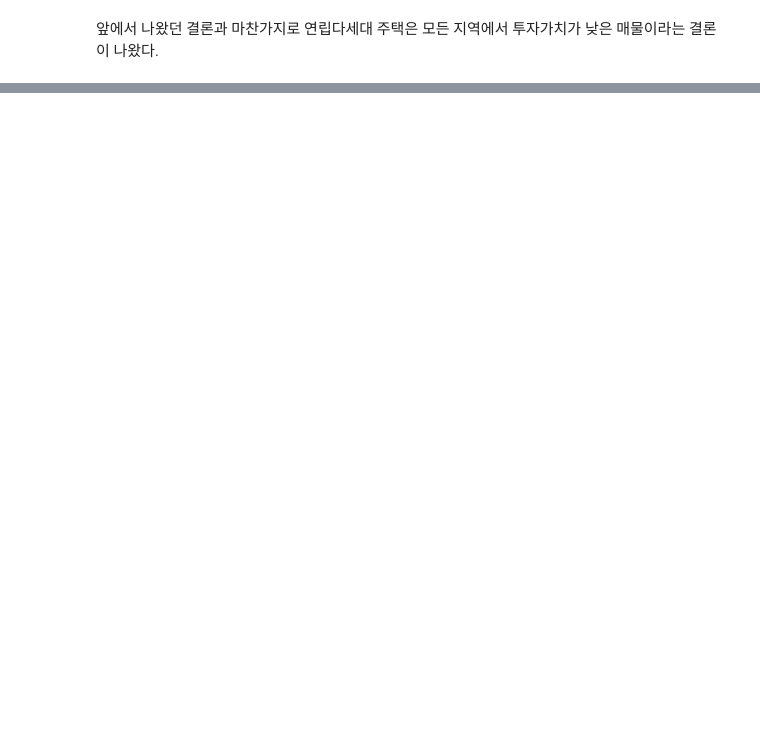
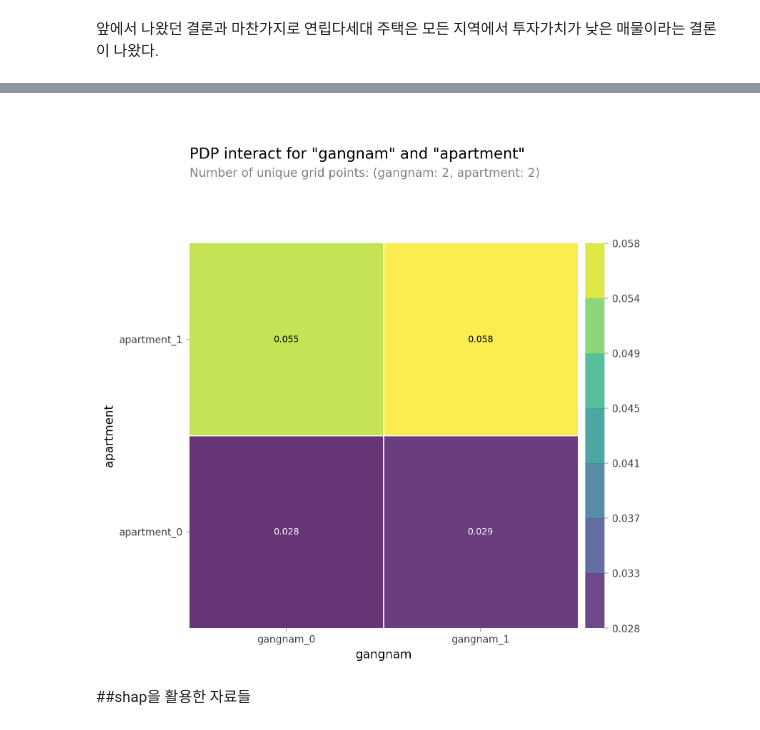
Before and after one commit to zookeeper464/data-analysis, a Jupyter notebook: section2/project.ipynb, the cells around one changed output, grey strips where cells are left out. Drawn from its saved outputs; the diff is of its cells as text; code cells hidden in the pictures; blank space fills up the shorter version.

```diff
--- a/section2/project.ipynb
+++ b/section2/project.ipynb
@@ -567,0 +712,5 @@ index_test.sort_values("손익분기점").head(50)
+# %%
+import matplotlib.pyplot as plt
+from pdpbox.pdp import pdp_isolate, pdp_plot
+from pdpbox.pdp import pdp_interact, pdp_interact_plot
+plt.rcParams['figure.dpi'] = 100
@@ -567,0 +746,13 @@ index_test.sort_values("손익분기점").head(50)
+# %%
+temp_features = ["gangnam","apartment"]
+interaction = pdp_interact(
+    model=best_model,
+    dataset=X_test_encoded,
+    model_features=X_test_encoded.columns,
+    features=temp_features
+)
+pdp_interact_plot(interaction, plot_type='grid', feature_names=temp_features);
+# %% [output]
+[figure, added]
+# %% [markdown]
+##shap을 활용한 자료들
```
Also changed, not shown: parts of 42 cells of this notebook.
